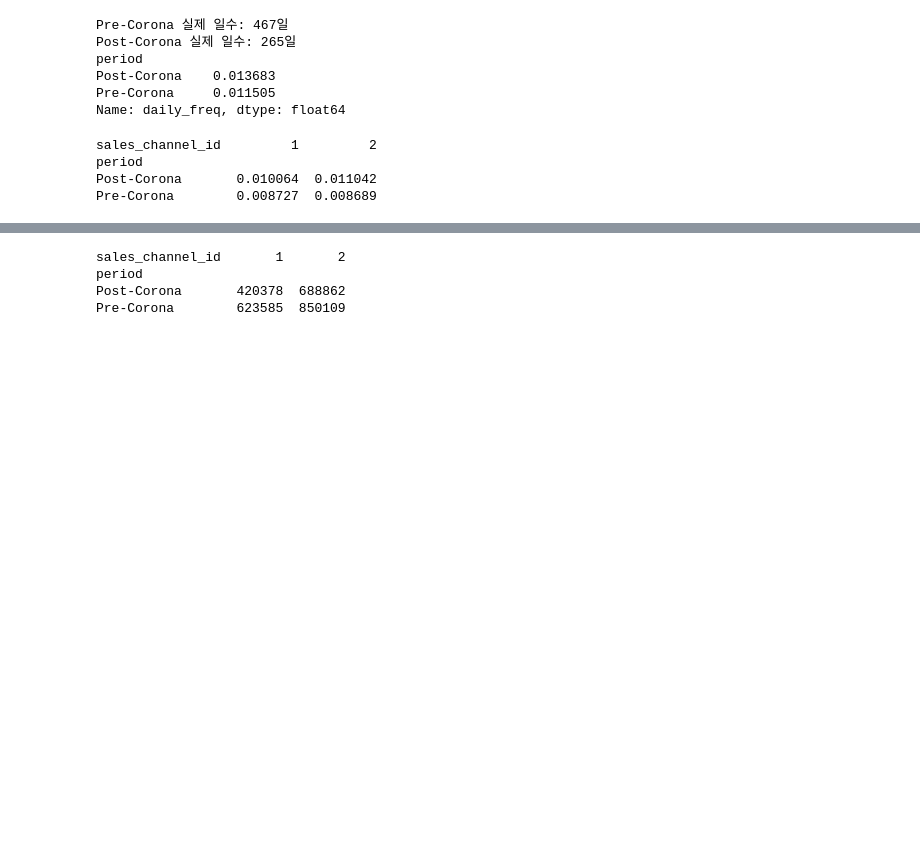
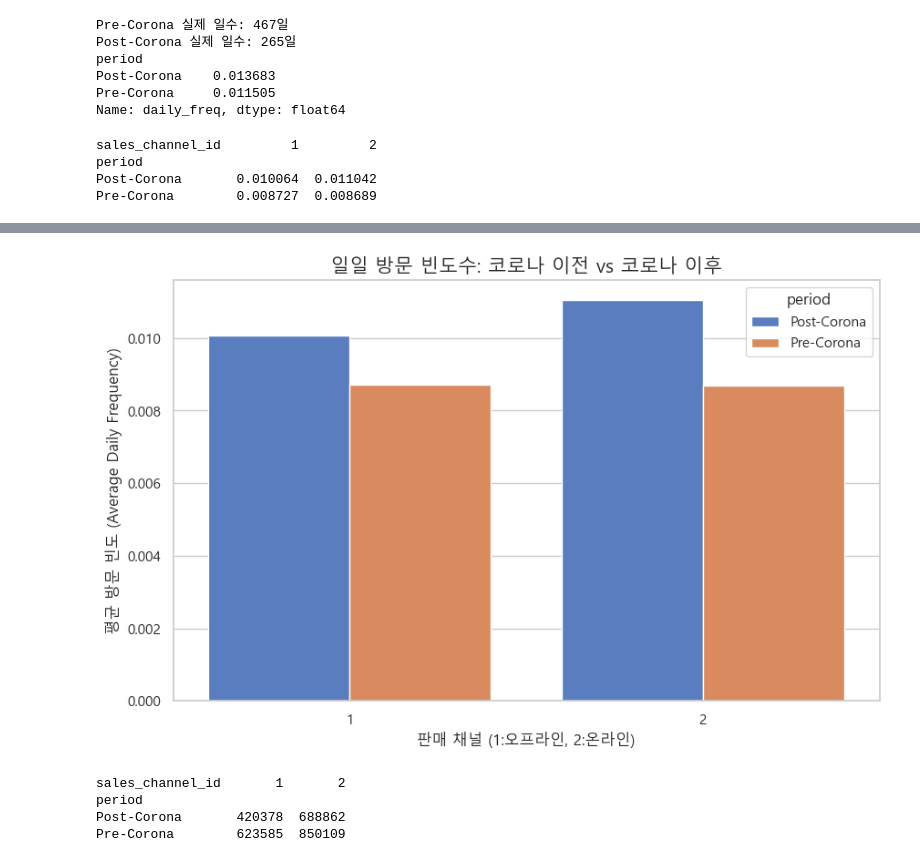
Before and after one commit to urinamu10/final_project_E-Cummers, a Jupyter notebook: 이찬혁)/merge.ipynb, the cells around one changed output, grey strips where cells are left out. Saved outputs shown, nothing was run; the diff lists cells and outputs as text; code cells hidden in the pictures; blank space fills up the shorter version.

```diff
--- a/이찬혁)/merge.ipynb
+++ b/이찬혁)/merge.ipynb
@@ -813,2 +876,27 @@ The `ci` parameter is deprecated. Use `errorbar=None` for the same effect.
+# %%
+import matplotlib.pyplot as plt
+import seaborn as sns
+
+# 1. 한글 폰트 설정 (가장 확실한 방법)
+plt.rc('font', family='Malgun Gothic')
+plt.rcParams['axes.unicode_minus'] = False # 마이너스 기호 깨짐 방지
+
+# 2. 데이터 재구조화 및 그래프 그리기 (이미지의 코드와 동일)
+plot_data = channel_analysis.stack().reset_index()
+plot_data.columns = ['period', 'sales_channel_id', 'daily_freq']
+
+sns.set_theme(style="whitegrid", font='Malgun Gothic') # 테마 설정 시 폰트 재지정
+plt.figure(figsize=(10, 6))
+
+ax = sns.barplot(data=plot_data, x='sales_channel_id', y='daily_freq', hue='period', palette='muted')
+
+# 3. 한글 제목 설정
+plt.title('일일 방문 빈도수: 코로나 이전 vs 코로나 이후', fontsize=15)
+plt.xlabel('판매 채널 (1:오프라인, 2:온라인)', fontsize=12)
+plt.ylabel('평균 방문 빈도 (Average Daily Frequency)', fontsize=12)
+
+plt.show()
+# %% [output]
+[figure, added]
 # %%
 # 기간별/채널별 실제 이용 고객 수(Unique User Count) 확인
```
Also changed, not shown: parts of 56 cells of this notebook.
